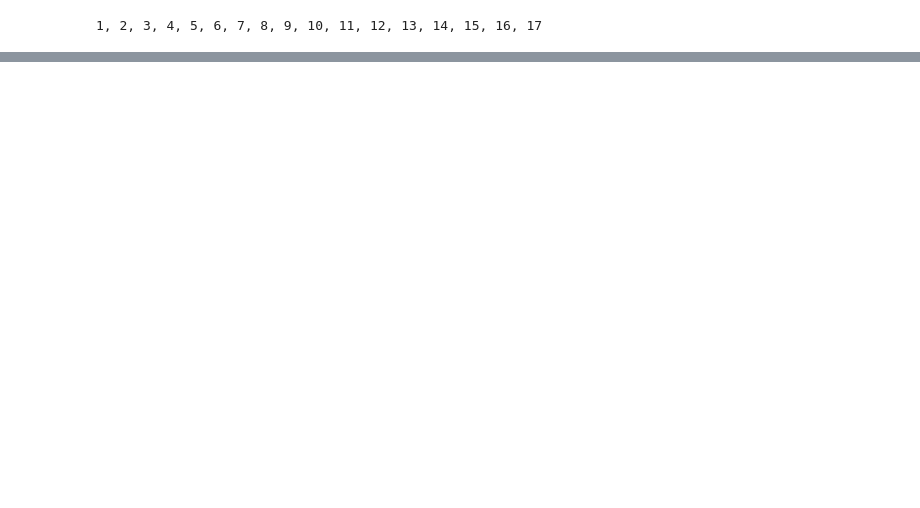
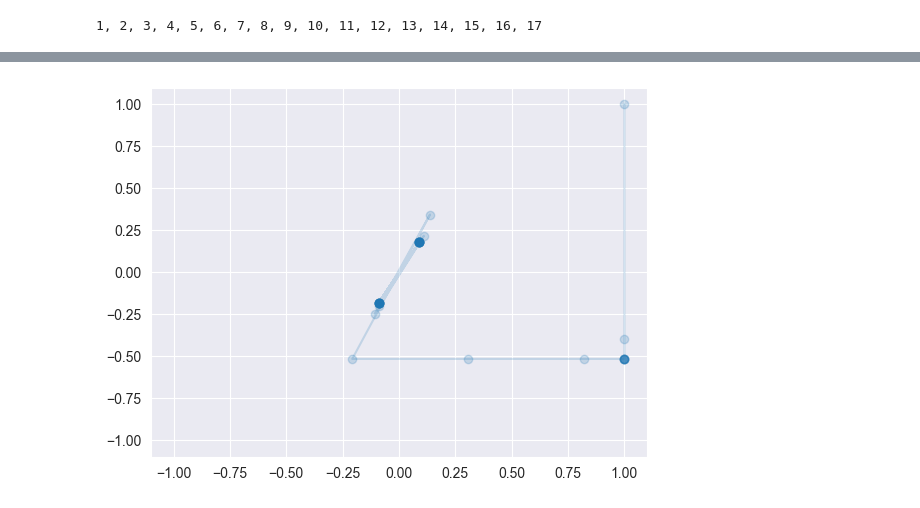
Before and after one commit to NicolasIsla/fuzzy-chainsaw, a Jupyter notebook: proyecto1.ipynb, the cells around one changed output, grey strips where cells are left out. Saved outputs shown, nothing was run; the diff lists cells and outputs as text; code cells hidden in the pictures; blank space fills up the shorter version.

```diff
--- a/proyecto1.ipynb
+++ b/proyecto1.ipynb
@@ -183,0 +169,9 @@ CLD.plot_sim()
+# %%
+data_participacion = pd.read_csv("experimento1.csv", index_col=0)
+# data_participacion= data_participacion.drop("Unnamed: 0", axis=1)
+plt.plot(data_participacion["EP"], data_participacion["TP"], "-o", alpha=0.2)
+plt.xlim([-1.1,1.1])
+plt.ylim([-1.1,1.1])
+plt.show()
+# %% [output]
+[figure, added]
```
Also changed, not shown: parts of 8 cells of this notebook, 3 other files.
